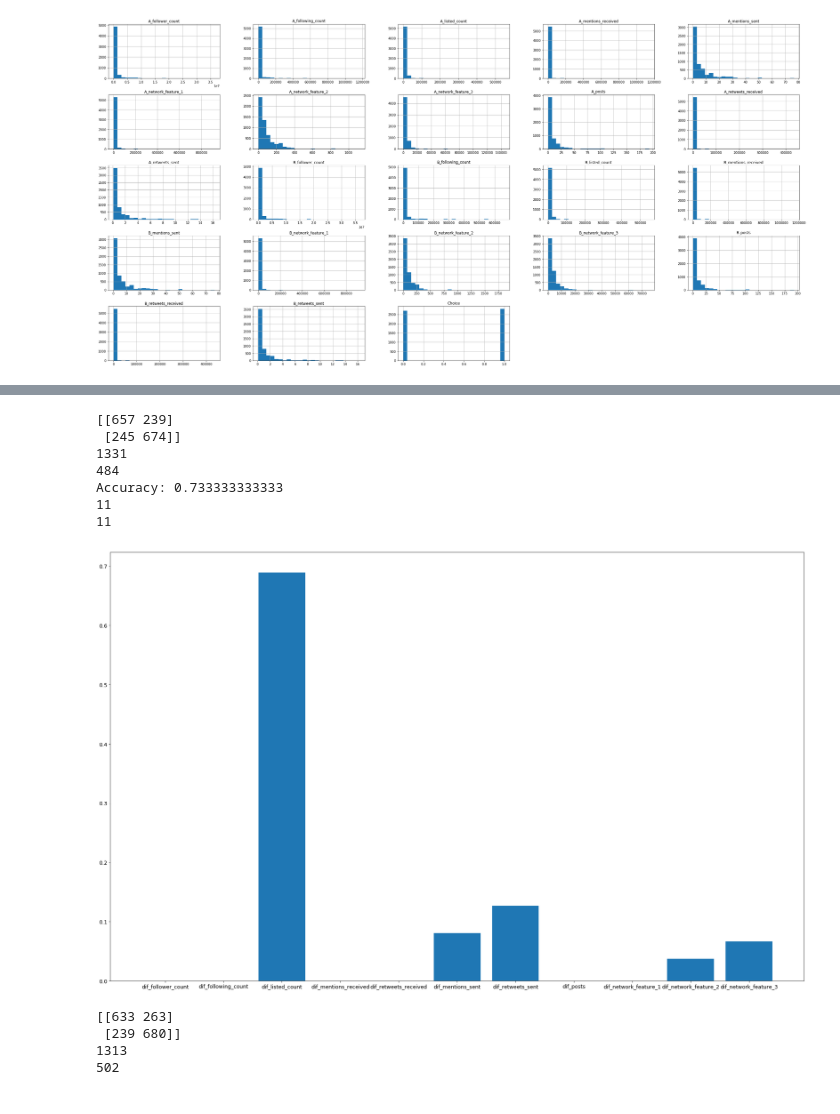
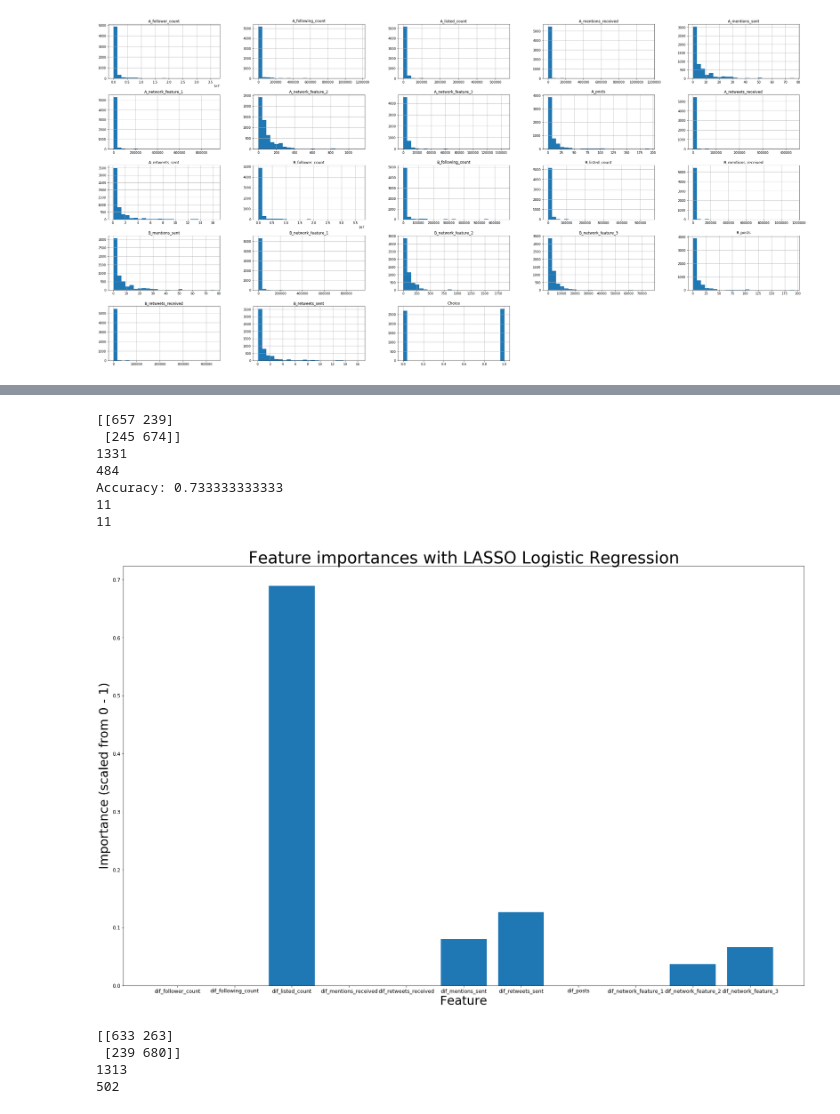
Before and after one commit to JakeTheWise/socialitics, a Jupyter notebook: proj1/q1/q1.ipynb, the cells around one changed output, grey strips where cells are left out. Cells and saved outputs as stored; diff of their text form; code cells hidden in the pictures.

```diff
--- a/proj1/q1/q1.ipynb
+++ b/proj1/q1/q1.ipynb
@@ -107,30 +110,33 @@ plot_variable_significances(forest)
 # %%
 from sklearn import linear_model, metrics
 from sklearn.preprocessing import StandardScaler
 scal = StandardScaler()
 scal.fit(X_train)
 X_train_scaled = scal.transform(X_train)
 X_test_scaled = scal.transform(X_test)
 logistic_l1 = linear_model.LogisticRegression(penalty = 'l1', C = .01)
 logistic_l1.fit(X_train_scaled,y_train)
 print(evaluate_model(logistic_l1,is_scaled = True))
 print(len(X_train.columns))
 print(len(list(logistic_l1.coef_[0])))
 logisticAttributes = pd.DataFrame({'Feature':list(X_train.columns),'Significance':list(np.abs(logistic_l1.coef_[0]))})
 logisticAttributes.Significance =logisticAttributes.Significance.map(lambda x: x/sum(logisticAttributes.Significance))
 plt.figure(figsize = (30,19))
 plt.bar(range(len(X_train.columns)),logisticAttributes.Significance,tick_label = X_train.columns)
 plt.tick_params(axis = 'both',labelsize = 12.5)
+plt.xlabel("Feature",fontsize = 30)
+plt.ylabel("Importance (scaled from 0 - 1)",fontsize = 30)
+plt.title("Feature importances with LASSO Logistic Regression",fontsize = 40)
 plt.show()
 # %% [output]
 [[657 239]
  [245 674]]
 1331
 484
 Accuracy: 0.733333333333
 11
 11
-[figure, old version]
+[figure, new version]
 # %%
 from sklearn.svm import LinearSVC
 clf = LinearSVC(penalty = 'l1',C = .01,dual = False)
```
Also changed, not shown: parts of 4 cells of this notebook, 3 other files.
